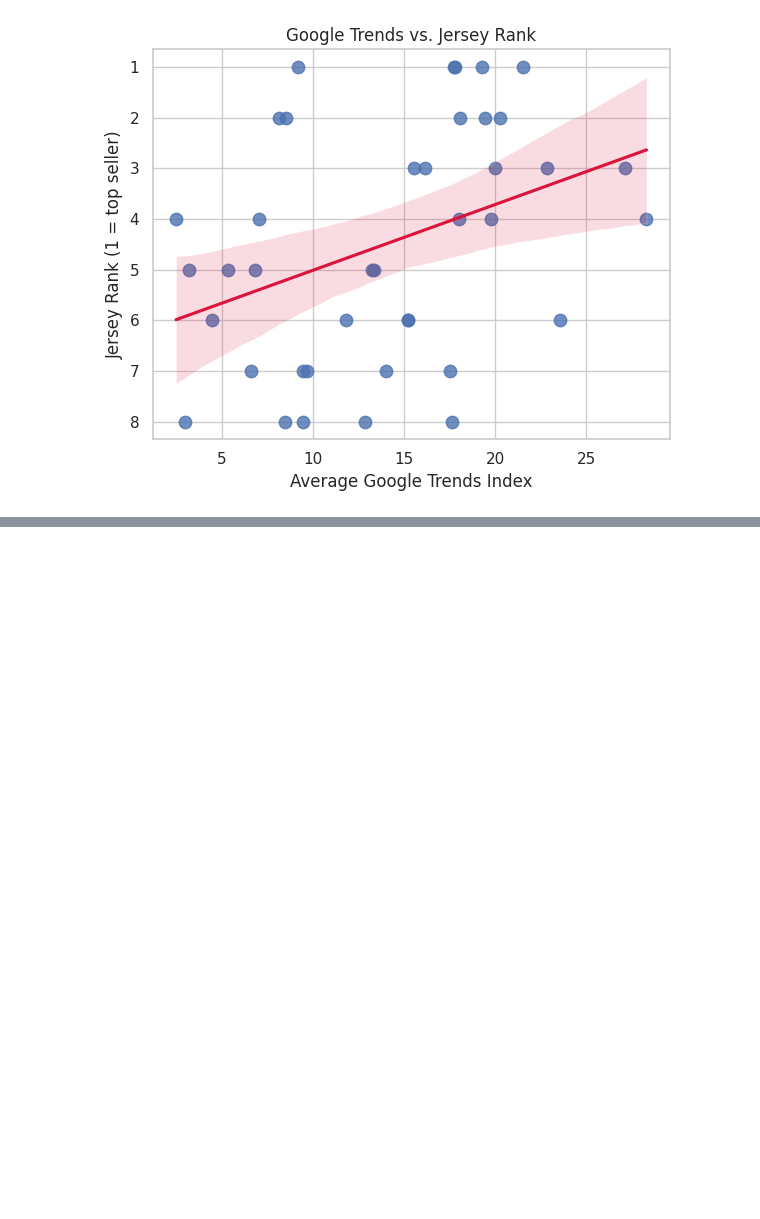
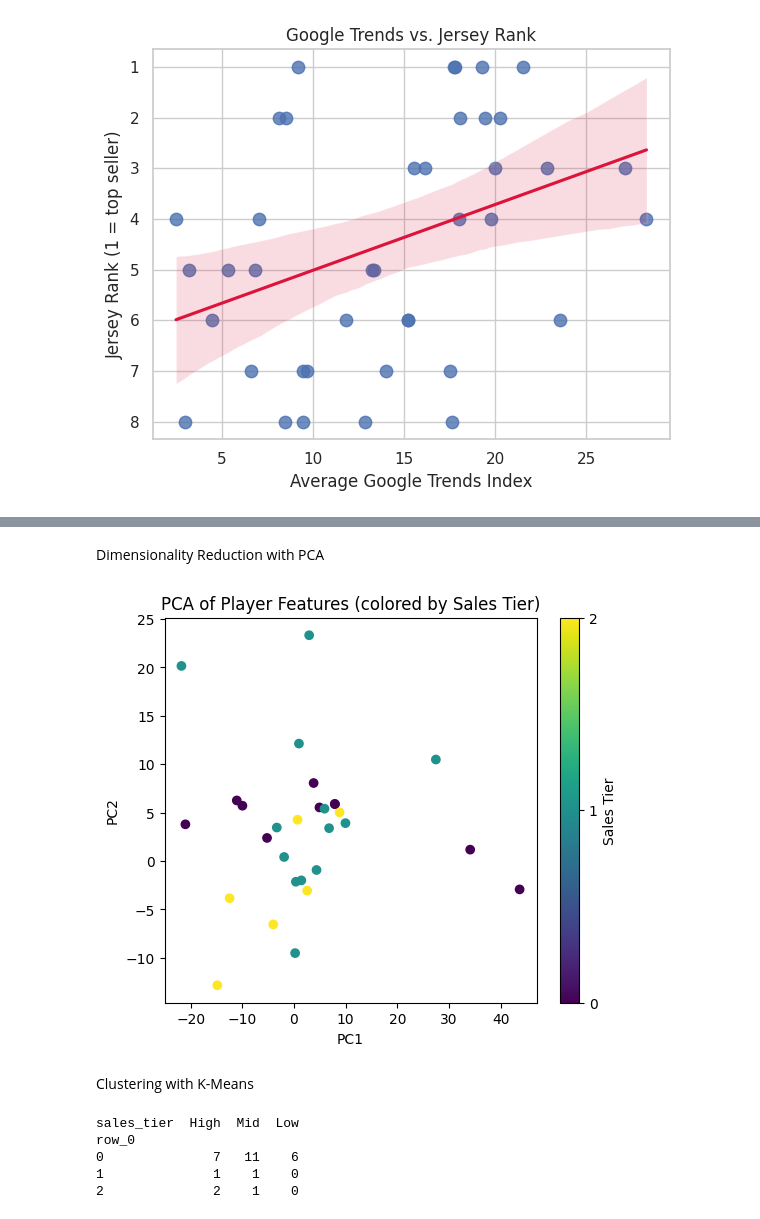
Before and after one commit to yigitnarci/dsa210-project-yigit.narci, a Jupyter notebook: dsa210_project_yigit_narci.ipynb, the cells around one changed output, grey strips where cells are left out. Saved outputs shown, nothing was run; the diff lists cells and outputs as text; code cells hidden in the pictures; blank space fills up the shorter version.

```diff
--- a/dsa210_project_yigit_narci.ipynb
+++ b/dsa210_project_yigit_narci.ipynb
@@ -961,0 +1593,46 @@ Pearson  ρ = -0.374,  p = 0.017
+# %% [markdown]
+Dimensionality Reduction with PCA
+# %%
+from sklearn.decomposition import PCA
+import matplotlib.pyplot as plt
+
+# X_full: tüm özellikler
+X_full = df_full[[
+    'Points/Game','Games Played','Minutes/Game','Award Count',
+    'Google Trends Score','length','BMI'
+]].dropna()
+
+# 2 bileşenli PCA
+pca = PCA(n_components=2, random_state=42)
+pcs = pca.fit_transform(X_full)
+
+# Grafik
+plt.figure(figsize=(6,5))
+plt.scatter(pcs[:,0], pcs[:,1],
+            c=df_full.loc[X_full.index,'sales_tier'].map({'High':0,'Mid':1,'Low':2}))
+plt.xlabel('PC1')
+plt.ylabel('PC2')
+plt.title('PCA of Player Features (colored by Sales Tier)')
+plt.colorbar(ticks=[0,1,2], label='Sales Tier')
+plt.show()
+# %% [output]
+[figure, added]
+# %% [markdown]
+Clustering with K-Means
+# %%
+from sklearn.cluster import KMeans
+import pandas as pd
+
+# 3 küme
+km = KMeans(n_clusters=3, random_state=42)
+clusters = km.fit_predict(X_full)
+
+# Küme ↔ satış tier karşılaştırması
+ct = pd.crosstab(clusters, df_full.loc[X_full.index,'sales_tier'])
+print(ct)
+# %% [output]
+sales_tier  High  Mid  Low
+row_0
+0              7   11    6
+1              1    1    0
+2              2    1    0
```
Also changed, not shown: parts of 51 cells of this notebook, 13 other files.
